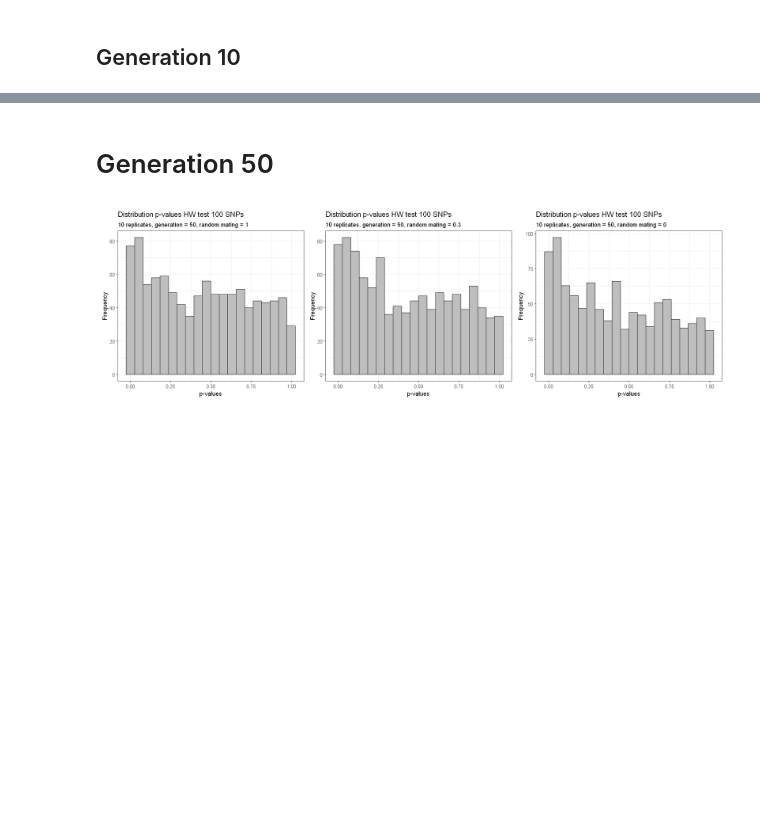
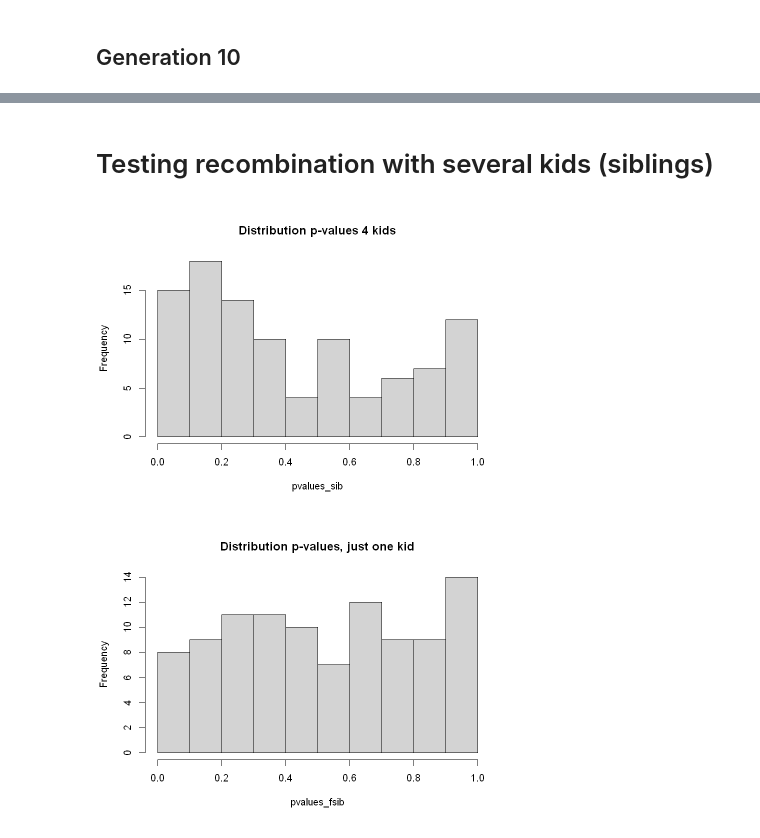
Before and after one commit to sdaza/obesity-dem-heritability, a Jupyter notebook: notebooks/testing-hw-snp-simulation.ipynb, the cells around one changed output, grey strips where cells are left out. Saved outputs shown, nothing was run; the diff lists cells and outputs as text; code cells hidden in the pictures; blank space fills up the shorter version.

```diff
--- a/notebooks/testing-hw-snp-simulation.ipynb
+++ b/notebooks/testing-hw-snp-simulation.ipynb
@@ -175,22 +174,45 @@ wrap_plots(plots)
-# %% [markdown]
-# Generation 50
-# %%
-check_generation = 50
-pvalues1rm0 = getHWsnps(df[generation == check_generation &  random_mating == 0])
-pvalues1rm03 = getHWsnps(df[generation == check_generation &  random_mating == 0.3])
-pvalues1rm1 = getHWsnps(df[generation == check_generation &  random_mating == 1])
-
-
-plots = list()
-vars = c("pvalues1rm1", "pvalues1rm03", "pvalues1rm0")
-values =  c(1, 0.3, 0)
-for (i in 1:3) {
-plots[[i]] = ggplot(data.table(pvalues = get(vars[i])), aes(pvalues)) +
-    geom_histogram(bins = 20, fill="grey", colour="black") + theme_bw() +
-    labs(x = "p-values", y = "Frequency",
-        title = "Distribution p-values HW test 100 SNPs",
-        subtitle = paste0(nrep, " replicates, generation = ", check_generation, ", random mating = ", values[i]))
-}
-wrap_plots(plots)
-# %% [output]
-[figure, removed]
+# %% [markdown]
+# Testing recombination with several kids (siblings)
+# %%
+# testing recombination
+recombination = function(a) {
+    alleles = c(0, 1, 2)
+    v = a[1] * 10 + a[2]
+    if (v == 0) return(0);
+    if (v %in% c(1, 10)) return(sample(alleles, 1, prob = c(0.5, 0.5, 0)))
+    if (v %in% c(2, 20)) return(1);
+    if (v == 11) return(sample(alleles, 1, prob = c(0.25, 0.5, 0.25)));
+    if (v %in% c(12, 21)) return(sample(alleles, 1, prob = c(0.0, 0.5, 0.5)));
+    if (v == 22) return(2);
+}
+# %%
+options(repr.plot.width=7, repr.plot.height=5)
+pvalues_sib = NULL
+pvalues_fsib = NULL
+for (i in 1:100) {
+
+    n = 1000
+    p = 0.5
+    dat = data.table(a= rbinom(n, 2, p), b = rbinom(n, 2, p))
+    dat[, c := apply(.SD, 1, recombination)]
+    dat[, d := apply(.SD, 1, recombination)]
+    dat[, e := apply(.SD, 1, recombination)]
+    dat[, f := apply(.SD, 1, recombination)]
+    t = table(c(dat$c, dat$d, dat$e, dat$f))
+    l = c("AA", "AB", "BB")
+    t = as.vector(t)
+    names(t) = l
+    pvalues_sib = c(pvalues_sib, HWChisq(t, verbose = FALSE)$pval)
+
+    t = table(dat$c)
+    l = c("AA", "AB", "BB")
+    t = as.vector(t)
+    names(t) = l
+    pvalues_fsib = c(pvalues_fsib, HWChisq(t, verbose = FALSE)$pval)
+}
+
+hist(pvalues_sib, main = "Distribution p-values 4 kids" )
+hist(pvalues_fsib, main = "Distribution p-values, just one kid")
+# %% [output]
+[figure, added]
+[figure, added]
```
Also changed, not shown: parts of 12 cells of this notebook.
